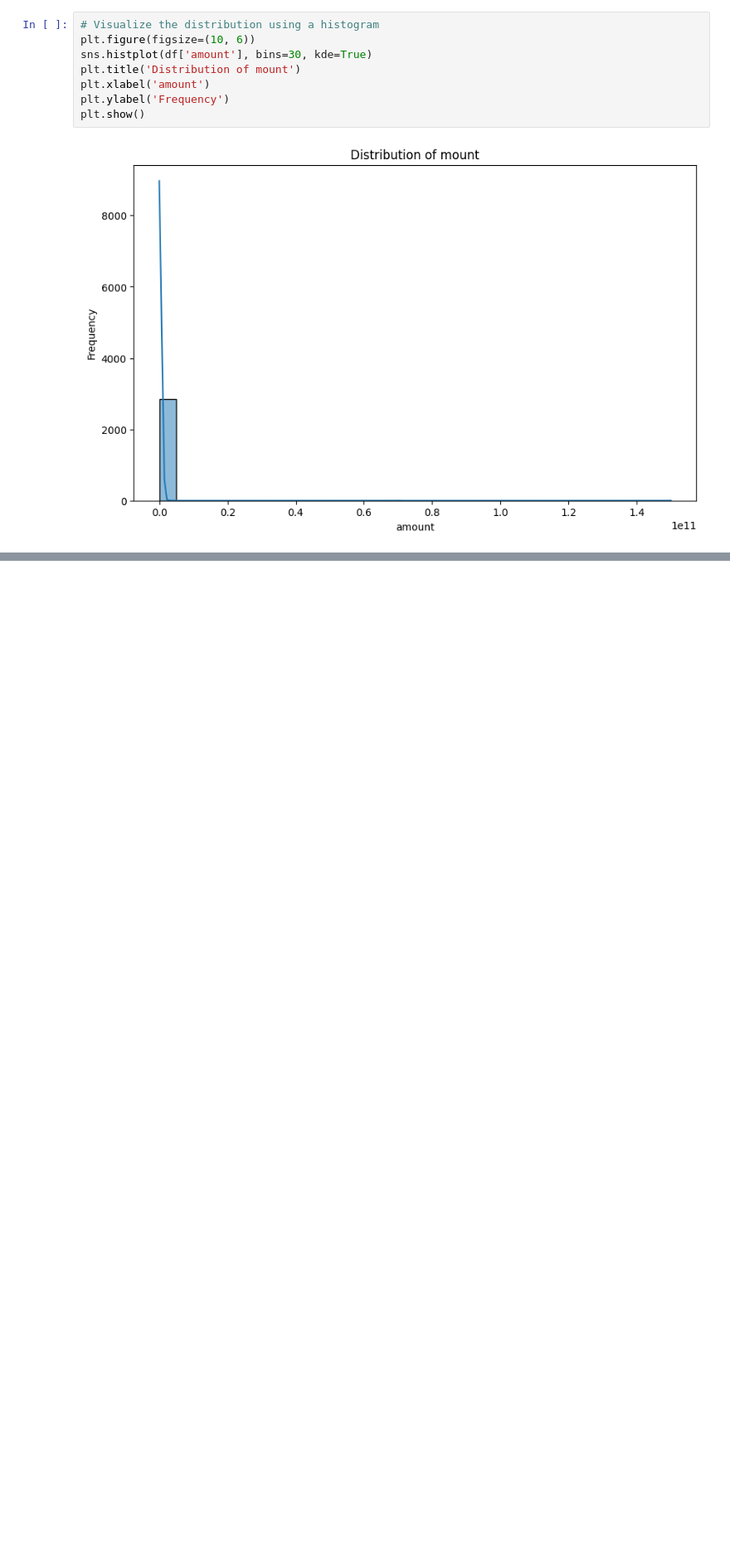
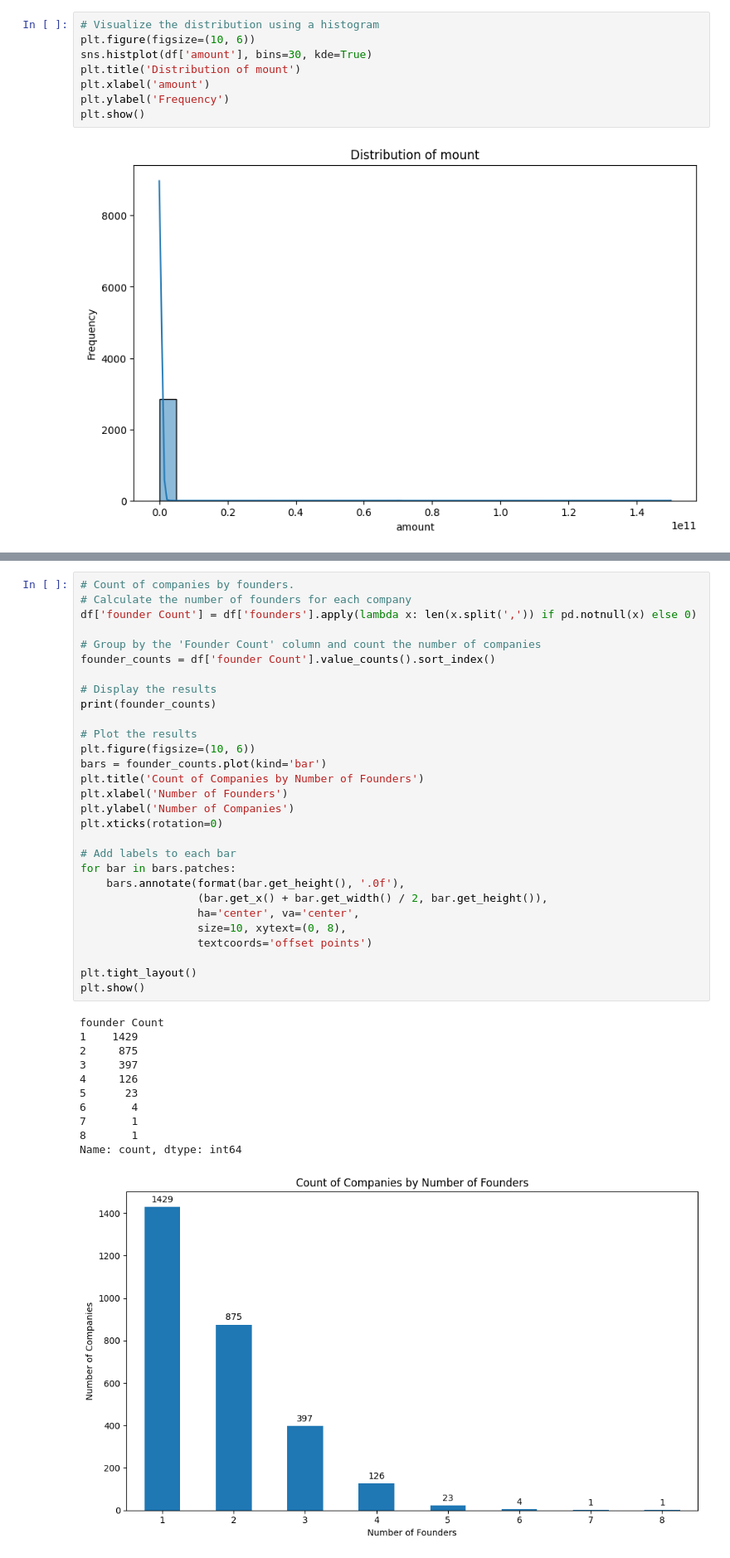
Before and after one commit to Omooyeni/Indian-start-up-ecosystem-Analysis, a Jupyter notebook: Notebook/main.ipynb, the cells around one changed output, grey strips where cells are left out. Shown at 83% size. Cells and saved outputs as stored; diff of their text form; blank space fills up the shorter version.

```diff
--- a/Notebook/main.ipynb
+++ b/Notebook/main.ipynb
@@ -1580,0 +1362,41 @@ There is no significant difference in the amount of funding received by companie
+# %%
+# Count of companies by founders.
+# Calculate the number of founders for each company
+df['founder Count'] = df['founders'].apply(lambda x: len(x.split(',')) if pd.notnull(x) else 0)
+
+# Group by the 'Founder Count' column and count the number of companies
+founder_counts = df['founder Count'].value_counts().sort_index()
+
+# Display the results
+print(founder_counts)
+
+# Plot the results
+plt.figure(figsize=(10, 6))
+bars = founder_counts.plot(kind='bar')
+plt.title('Count of Companies by Number of Founders')
+plt.xlabel('Number of Founders')
+plt.ylabel('Number of Companies')
+plt.xticks(rotation=0)
+
+# Add labels to each bar
+for bar in bars.patches:
+    bars.annotate(format(bar.get_height(), '.0f'),
+                  (bar.get_x() + bar.get_width() / 2, bar.get_height()),
+                  ha='center', va='center',
+                  size=10, xytext=(0, 8),
+                  textcoords='offset points')
+
+plt.tight_layout()
+plt.show()
+# %% [output]
+founder Count
+1    1429
+2     875
+3     397
+4     126
+5      23
+6       4
+7       1
+8       1
+Name: count, dtype: int64
+[figure, added]
```
Also changed, not shown: parts of 39 cells of this notebook, 1 other file.
